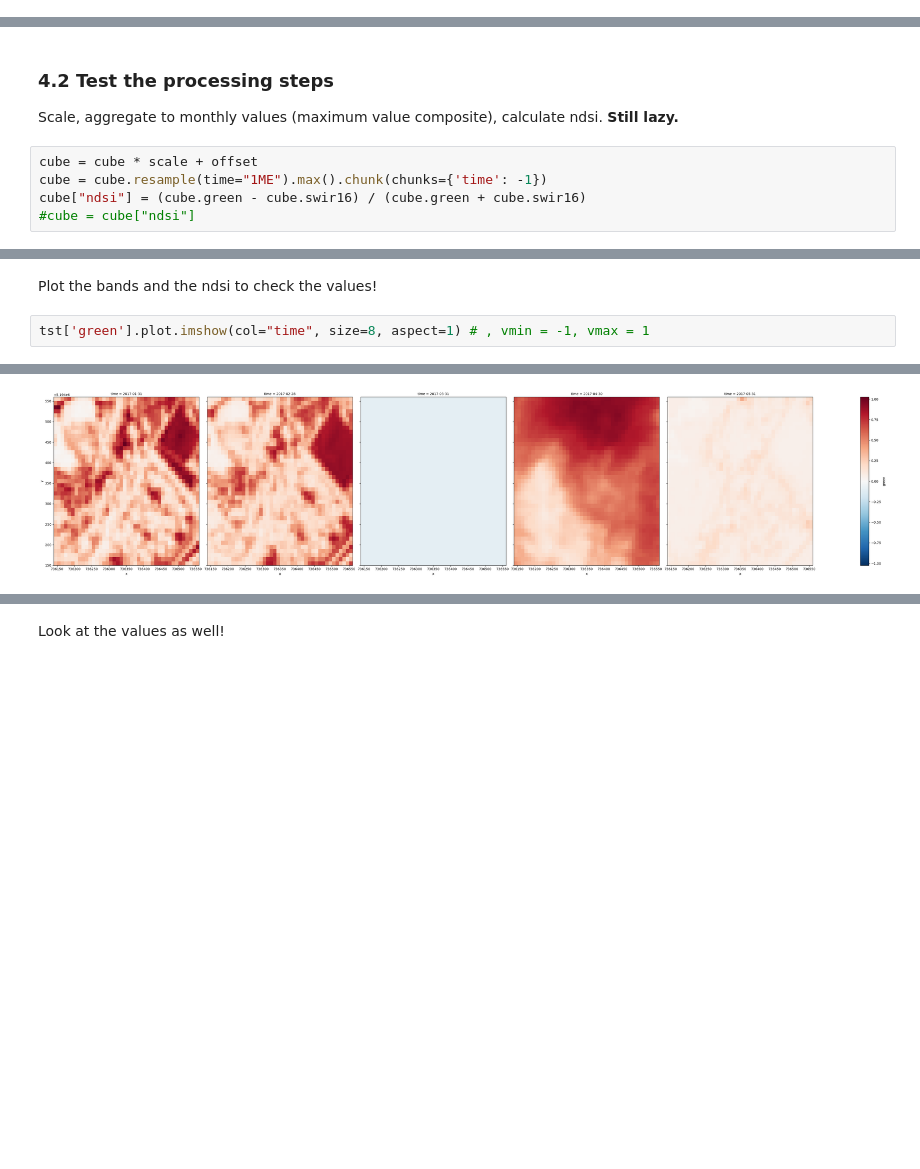
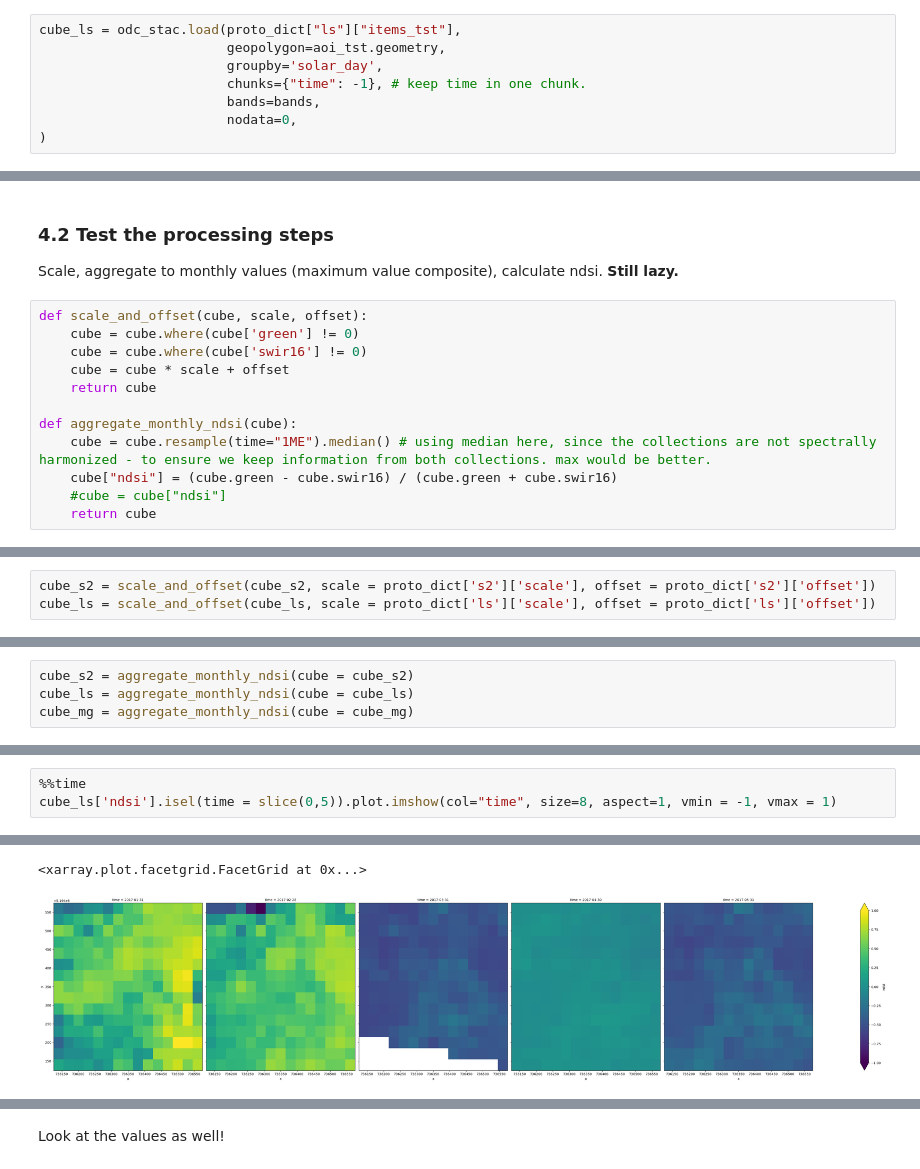
Before and after one commit to DLR-terrabyte/eo-examples, a Jupyter notebook: workshop_prepml/Prepare-ML.ipynb, the cells around one changed output, grey strips where cells are left out. Cells and saved outputs as stored; diff of their text form; blank space fills up the shorter version.

Commit message:
merged cubes

```diff
--- a/workshop_prepml/Prepare-ML.ipynb
+++ b/workshop_prepml/Prepare-ML.ipynb
@@ -539,0 +592,8 @@ cube
+# %%
+cube_ls = odc_stac.load(proto_dict["ls"]["items_tst"],
+                        geopolygon=aoi_tst.geometry,
+                        groupby='solar_day',
+                        chunks={"time": -1}, # keep time in one chunk.
+                        bands=bands,
+                        nodata=0,
+)
@@ -541,7 +640,14 @@ cube
 ### 4.2 Test the processing steps
 Scale, aggregate to monthly values (maximum value composite), calculate ndsi. **Still lazy.**
 # %%
-cube = cube * scale + offset
-cube = cube.resample(time="1ME").max().chunk(chunks={'time': -1})
-cube["ndsi"] = (cube.green - cube.swir16) / (cube.green + cube.swir16)
-#cube = cube["ndsi"]
+def scale_and_offset(cube, scale, offset):
+    cube = cube.where(cube['green'] != 0)
+    cube = cube.where(cube['swir16'] != 0)
+    cube = cube * scale + offset
+    return cube
+
+def aggregate_monthly_ndsi(cube):
+    cube = cube.resample(time="1ME").median() # using median here, since the collections are not spectrally harmonized - to ensure we keep information from both collections. max would be better.
+    cube["ndsi"] = (cube.green - cube.swir16) / (cube.green + cube.swir16)
+    #cube = cube["ndsi"]
+    return cube
@@ -547,0 +656,3 @@ cube["ndsi"] = (cube.green - cube.swir16) / (cube.green + cube.swir16)
+# %%
+cube_s2 = scale_and_offset(cube_s2, scale = proto_dict['s2']['scale'], offset = proto_dict['s2']['offset'])
+cube_ls = scale_and_offset(cube_ls, scale = proto_dict['ls']['scale'], offset = proto_dict['ls']['offset'])
@@ -548 +669,5 @@ cube["ndsi"] = (cube.green - cube.swir16) / (cube.green + cube.swir16)
+# %%
+cube_s2 = aggregate_monthly_ndsi(cube = cube_s2)
+cube_ls = aggregate_monthly_ndsi(cube = cube_ls)
+cube_mg = aggregate_monthly_ndsi(cube = cube_mg)
 # %% [markdown]
@@ -555,5 +685,4 @@ KeyboardInterrupt:
-# %% [markdown]
-Plot the bands and the ndsi to check the values!
 # %%
-tst['green'].plot.imshow(col="time", size=8, aspect=1) # , vmin = -1, vmax = 1
+%%time
+cube_ls['ndsi'].isel(time = slice(0,5)).plot.imshow(col="time", size=8, aspect=1, vmin = -1, vmax = 1)
 # %% [output]
@@ -561 +691,2 @@ tst['green'].plot.imshow(col="time", size=8, aspect=1) # , vmin = -1, vmax = 1
+<xarray.plot.facetgrid.FacetGrid at 0x...>
-[figure, old version]
+[figure, new version]
```
Also changed, not shown: parts of 96 cells of this notebook.
